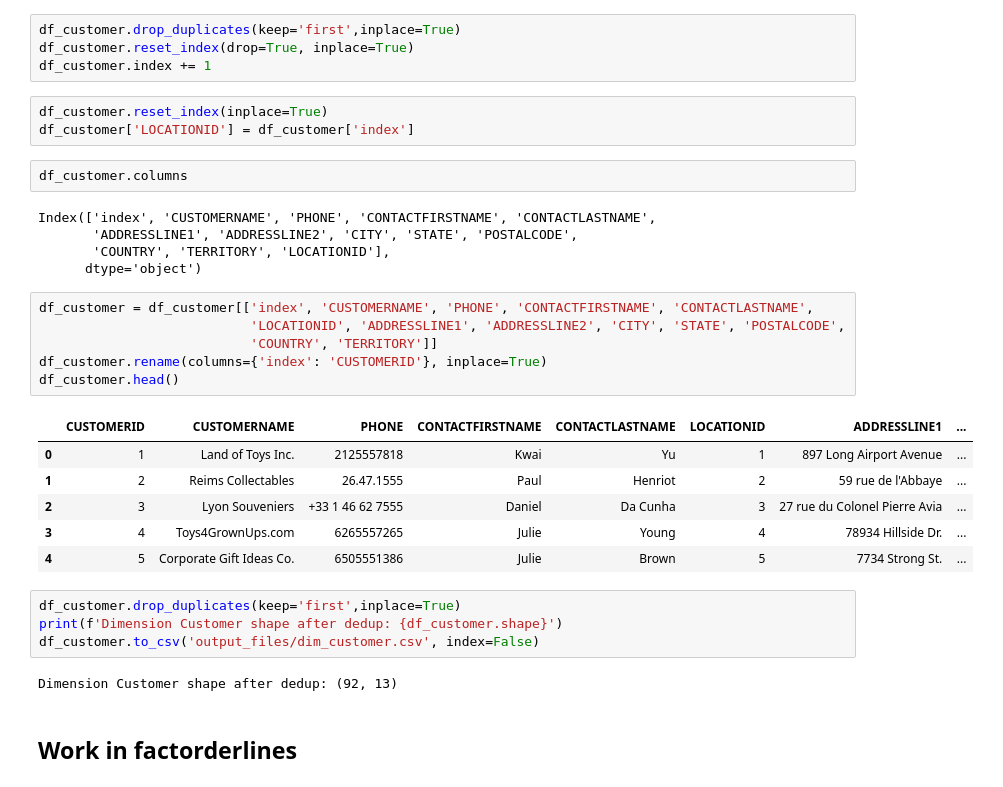
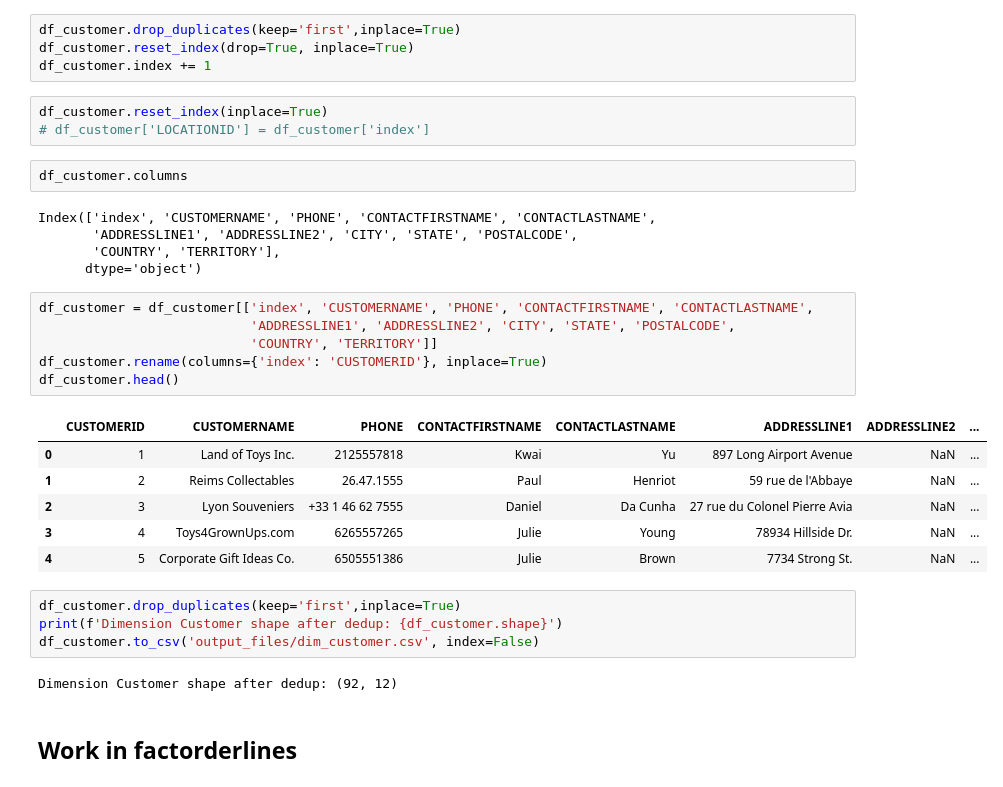
Before and after one commit to Sandokhan/dw, a Jupyter notebook: main.ipynb, the cells around one changed output. Cells and saved outputs as stored; diff of their text form.

```diff
--- a/main.ipynb
+++ b/main.ipynb
@@ -227,33 +227,33 @@ df_customer.reset_index(drop=True, inplace=True)
 df_customer.index += 1
 # %%
 df_customer.reset_index(inplace=True)
-df_customer['LOCATIONID'] = df_customer['index']
+# df_customer['LOCATIONID'] = df_customer['index']
 # %%
 df_customer.columns
 # %% [output]
 Index(['index', 'CUSTOMERNAME', 'PHONE', 'CONTACTFIRSTNAME', 'CONTACTLASTNAME',
        'ADDRESSLINE1', 'ADDRESSLINE2', 'CITY', 'STATE', 'POSTALCODE',
-       'COUNTRY', 'TERRITORY', 'LOCATIONID'],
+       'COUNTRY', 'TERRITORY'],
       dtype='object')
 # %%
 df_customer = df_customer[['index', 'CUSTOMERNAME', 'PHONE', 'CONTACTFIRSTNAME', 'CONTACTLASTNAME',
-                           'LOCATIONID', 'ADDRESSLINE1', 'ADDRESSLINE2', 'CITY', 'STATE', 'POSTALCODE',
+                           'ADDRESSLINE1', 'ADDRESSLINE2', 'CITY', 'STATE', 'POSTALCODE',
                            'COUNTRY', 'TERRITORY']]
 df_customer.rename(columns={'index': 'CUSTOMERID'}, inplace=True)
 df_customer.head()
 # %% [output]
-|  | CUSTOMERID | CUSTOMERNAME | PHONE | CONTACTFIRSTNAME | CONTACTLASTNAME | LOCATIONID | ADDRESSLINE1 | ... |
-| 0 | 1 | Land of Toys Inc. | 2125557818 | Kwai | Yu | 1 | 897 Long Airport Avenue | ... |
-| 1 | 2 | Reims Collectables | 26.47.1555 | Paul | Henriot | 2 | 59 rue de l'Abbaye | ... |
-| 2 | 3 | Lyon Souveniers | +33 1 46 62 7555 | Daniel | Da Cunha | 3 | 27 rue du Colonel Pierre Avia | ... |
-| 3 | 4 | Toys4GrownUps.com | 6265557265 | Julie | Young | 4 | 78934 Hillside Dr. | ... |
-| 4 | 5 | Corporate Gift Ideas Co. | 6505551386 | Julie | Brown | 5 | 7734 Strong St. | ... |
+|  | CUSTOMERID | CUSTOMERNAME | PHONE | CONTACTFIRSTNAME | CONTACTLASTNAME | ADDRESSLINE1 | ADDRESSLINE2 | ... |
+| 0 | 1 | Land of Toys Inc. | 2125557818 | Kwai | Yu | 897 Long Airport Avenue | NaN | ... |
+| 1 | 2 | Reims Collectables | 26.47.1555 | Paul | Henriot | 59 rue de l'Abbaye | NaN | ... |
+| 2 | 3 | Lyon Souveniers | +33 1 46 62 7555 | Daniel | Da Cunha | 27 rue du Colonel Pierre Avia | NaN | ... |
+| 3 | 4 | Toys4GrownUps.com | 6265557265 | Julie | Young | 78934 Hillside Dr. | NaN | ... |
+| 4 | 5 | Corporate Gift Ideas Co. | 6505551386 | Julie | Brown | 7734 Strong St. | NaN | ... |
 # %%
 df_customer.drop_duplicates(keep='first',inplace=True)
 print(f'Dimension Customer shape after dedup: {df_customer.shape}')
 df_customer.to_csv('output_files/dim_customer.csv', index=False)
 # %% [output]
-Dimension Customer shape after dedup: (92, 13)
+Dimension Customer shape after dedup: (92, 12)
 # %% [markdown]
 ## Work in factorderlines
 # %%
```
Also changed, not shown: parts of 10 cells of this notebook.
